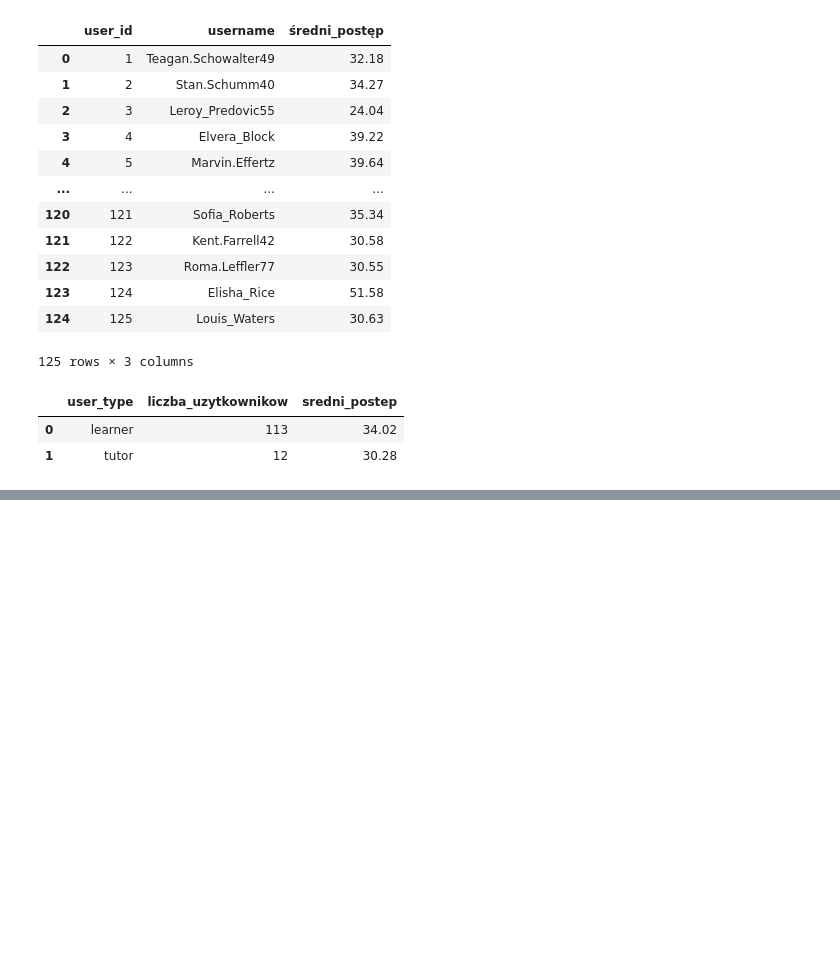
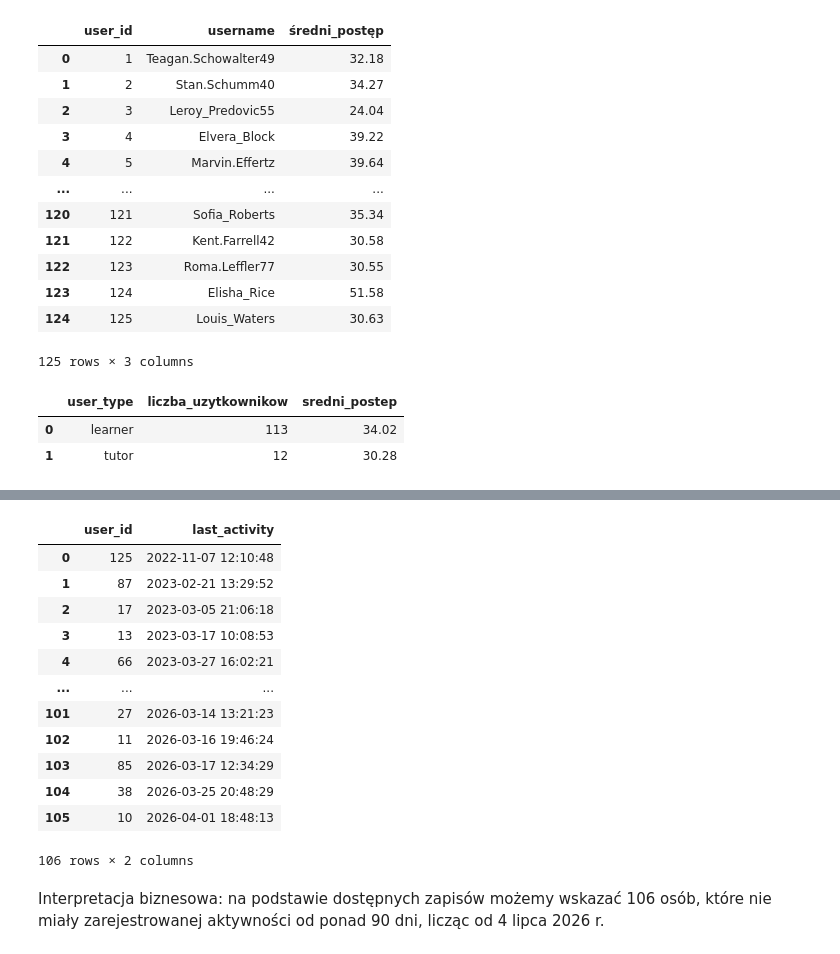
Before and after one commit to izabelapastuszka/python-data-analysis, a Jupyter notebook: language_learning_analytics.ipynb, the cells around one changed output, grey strips where cells are left out. Drawn from its saved outputs; the diff is of its cells as text; code cells hidden in the pictures; blank space fills up the shorter version.

```diff
--- a/language_learning_analytics.ipynb
+++ b/language_learning_analytics.ipynb
@@ -217,0 +276,35 @@ pd.read_sql_query(query, conn)
+# %%
+query = """
+WITH learner_activity AS (
+    SELECT
+        u.user_id,
+        MAX(up.last_accessed) AS last_activity
+    FROM users AS u
+    JOIN user_progress AS up
+        ON u.user_id = up.user_id
+    WHERE u.user_type = 'learner'
+    GROUP BY u.user_id
+)
+SELECT *
+FROM learner_activity
+WHERE last_activity < '2026-04-05'
+ORDER BY last_activity;
+"""
+
+pd.read_sql_query(query, conn)
+# %% [output]
+|  | user_id | last_activity |
+| 0 | 125 | 2022-11-07 12:10:48 |
+| 1 | 87 | 2023-02-21 13:29:52 |
+| 2 | 17 | 2023-03-05 21:06:18 |
+| 3 | 13 | 2023-03-17 10:08:53 |
+| 4 | 66 | 2023-03-27 16:02:21 |
+| ... | ... | ... |
+| 101 | 27 | 2026-03-14 13:21:23 |
+| 102 | 11 | 2026-03-16 19:46:24 |
+| 103 | 85 | 2026-03-17 12:34:29 |
+| 104 | 38 | 2026-03-25 20:48:29 |
+| 105 | 10 | 2026-04-01 18:48:13 |
+106 rows × 2 columns
+# %% [markdown]
+Interpretacja biznesowa: na podstawie dostępnych zapisów możemy wskazać 106 osób, które nie miały zarejestrowanej aktywności od ponad 90 dni, licząc od 4 lipca 2026 r.
```
Also changed, not shown: parts of 4 cells of this notebook.
